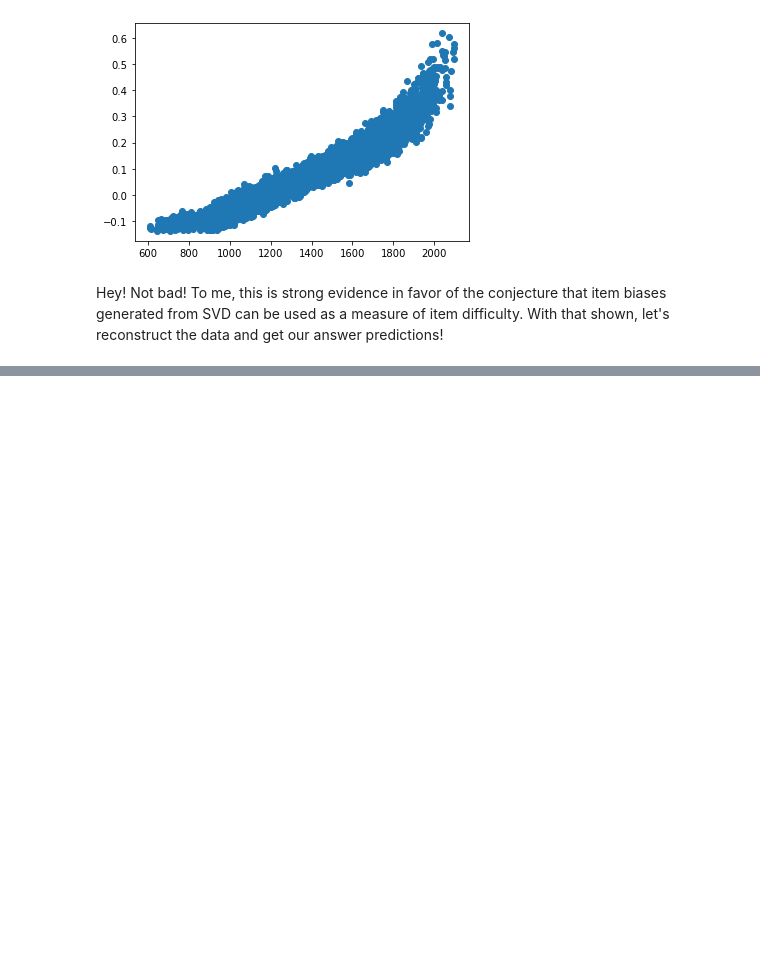
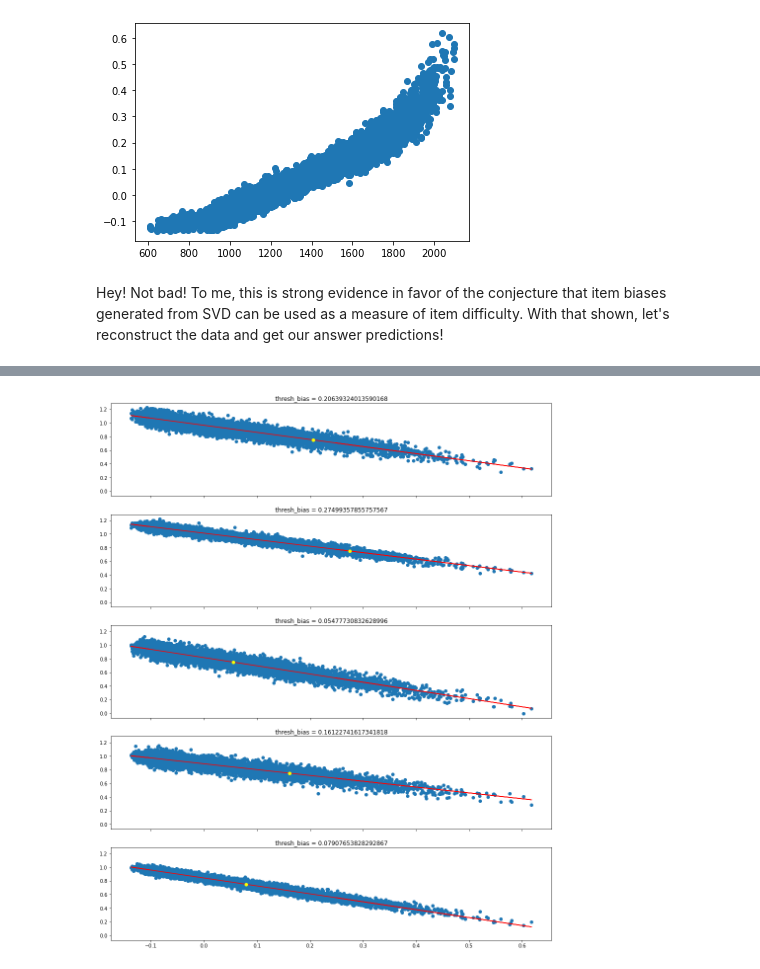
Before and after one commit to equinlan/english-test, a Jupyter notebook: Methodology.ipynb, the cells around one changed output, grey strips where cells are left out. Cells and saved outputs as stored; diff of their text form; code cells hidden in the pictures; blank space fills up the shorter version.

```diff
--- a/Methodology.ipynb
+++ b/Methodology.ipynb
@@ -145,0 +209,28 @@ Anyway, let's construct it the right way now.
+# %%
+# Set threshold
+threshold = 0.75
+
+# Get sample user ids
+sample_size = 5
+user_sample_ids = np.random.choice(user_ids, sample_size)
+
+# Create subplots
+fig, axs = plt.subplots(sample_size, figsize=(16, 4 * sample_size), sharex=True, sharey=True)
+i = 0
+for label, data in df_md.loc[user_sample_ids].iterrows():
+    # Plot correct chance againt item bias
+    axs[i].scatter(-svd.bi, data)
+
+    # Plot line of best fit
+    line = linregress(-svd.bi, data)
+    axs[i].plot(-svd.bi, line.slope * -svd.bi + line.intercept, color='red')
+
+    # Show item bias at threshold
+    thresh_bias = (threshold - line.intercept) / line.slope
+    axs[i].plot(thresh_bias, threshold, marker='o', color='yellow')
+    axs[i].set_title(f'thresh_bias = {thresh_bias}')
+
+    # Increment subplot index
+    i += 1
+# %% [output]
+[figure, added]
```
Also changed, not shown: parts of 25 cells of this notebook, 2 other files.
